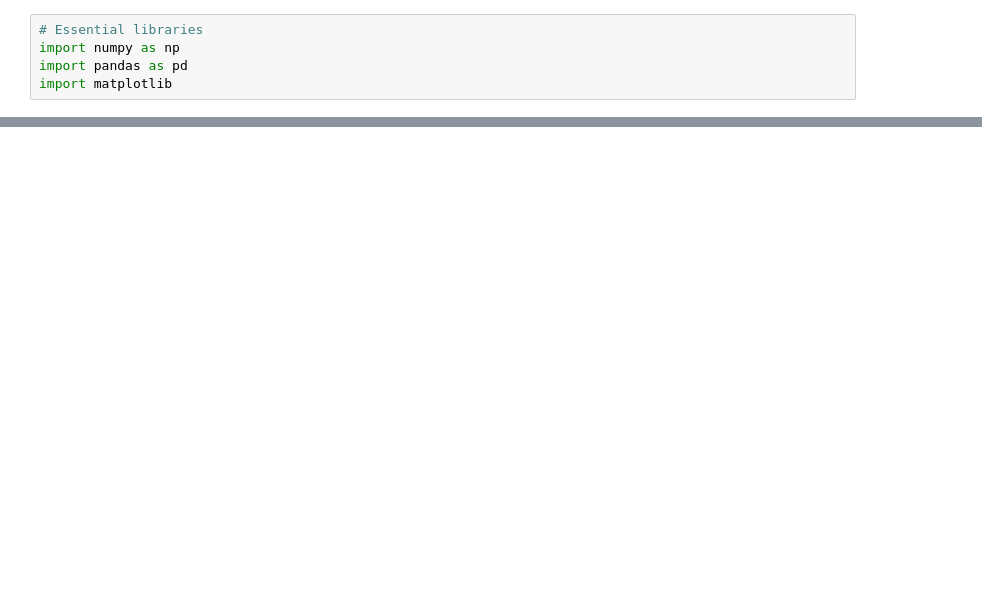
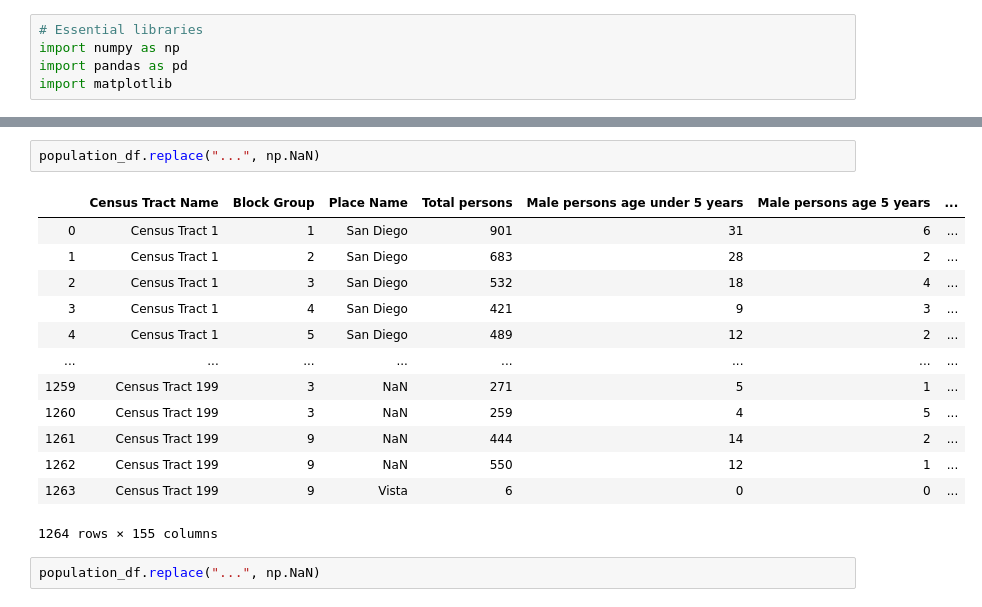
Before and after one commit to TerrileJ/DataHacks, a Jupyter notebook: housing_population_analysis.ipynb, the cells around one changed output, grey strips where cells are left out. Saved outputs shown, nothing was run; the diff lists cells and outputs as text; blank space fills up the shorter version.

```diff
--- a/housing_population_analysis.ipynb
+++ b/housing_population_analysis.ipynb
@@ -29,0 +44,18 @@ population_df.head()
+# %%
+population_df.replace("...", np.NaN)
+# %% [output]
+|  | Census Tract Name | Block Group | Place Name | Total persons | Male persons age under 5 years | Male persons age 5 years | ... |
+| 0 | Census Tract 1 | 1 | San Diego | 901 | 31 | 6 | ... |
+| 1 | Census Tract 1 | 2 | San Diego | 683 | 28 | 2 | ... |
+| 2 | Census Tract 1 | 3 | San Diego | 532 | 18 | 4 | ... |
+| 3 | Census Tract 1 | 4 | San Diego | 421 | 9 | 3 | ... |
+| 4 | Census Tract 1 | 5 | San Diego | 489 | 12 | 2 | ... |
+| ... | ... | ... | ... | ... | ... | ... | ... |
+| 1259 | Census Tract 199 | 3 | NaN | 271 | 5 | 1 | ... |
+| 1260 | Census Tract 199 | 3 | NaN | 259 | 4 | 5 | ... |
+| 1261 | Census Tract 199 | 9 | NaN | 444 | 14 | 2 | ... |
+| 1262 | Census Tract 199 | 9 | NaN | 550 | 12 | 1 | ... |
+| 1263 | Census Tract 199 | 9 | Vista | 6 | 0 | 0 | ... |
+1264 rows × 155 columns
+# %%
+population_df.replace("...", np.NaN)
```
Also changed, not shown: parts of 3 cells of this notebook.
